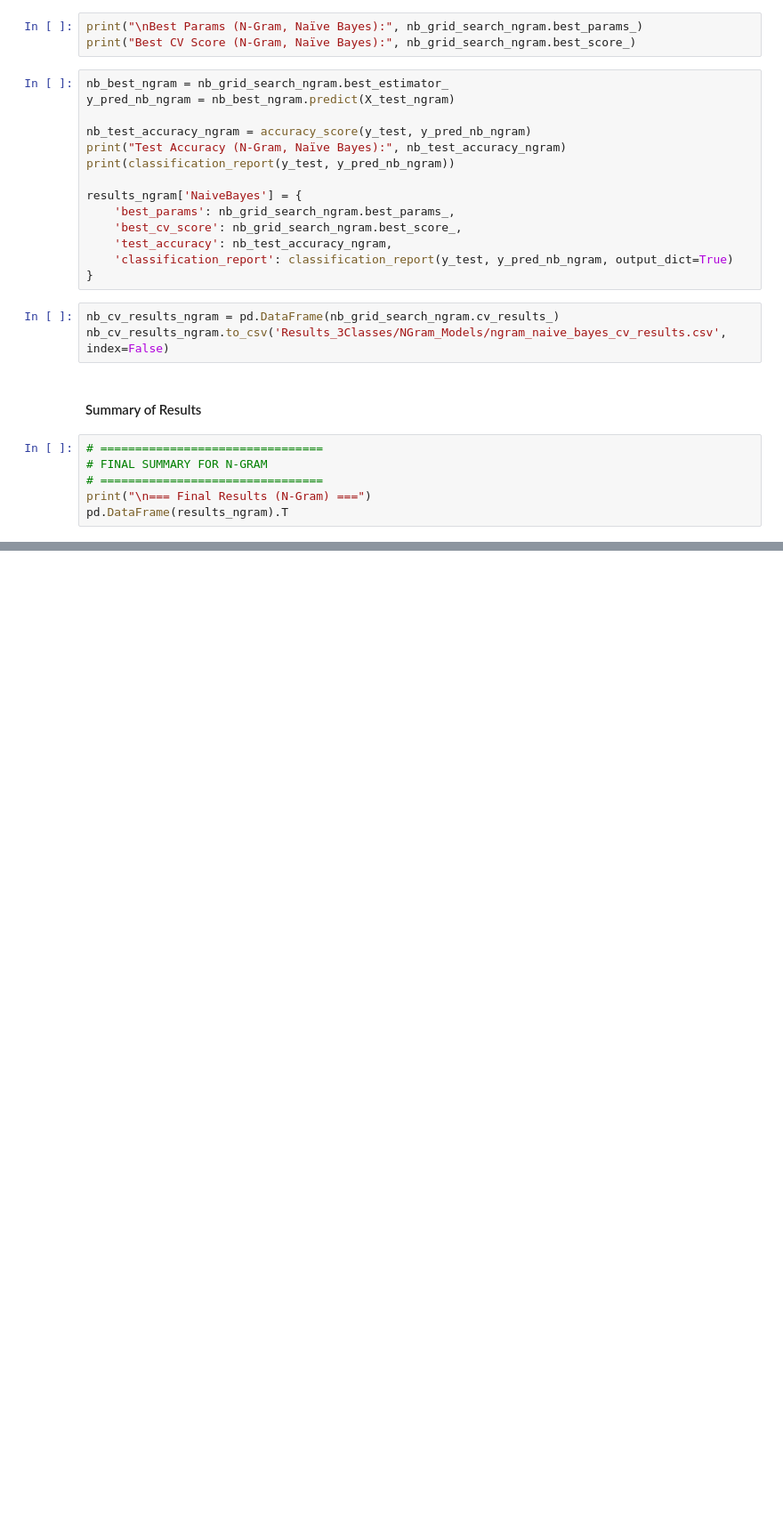
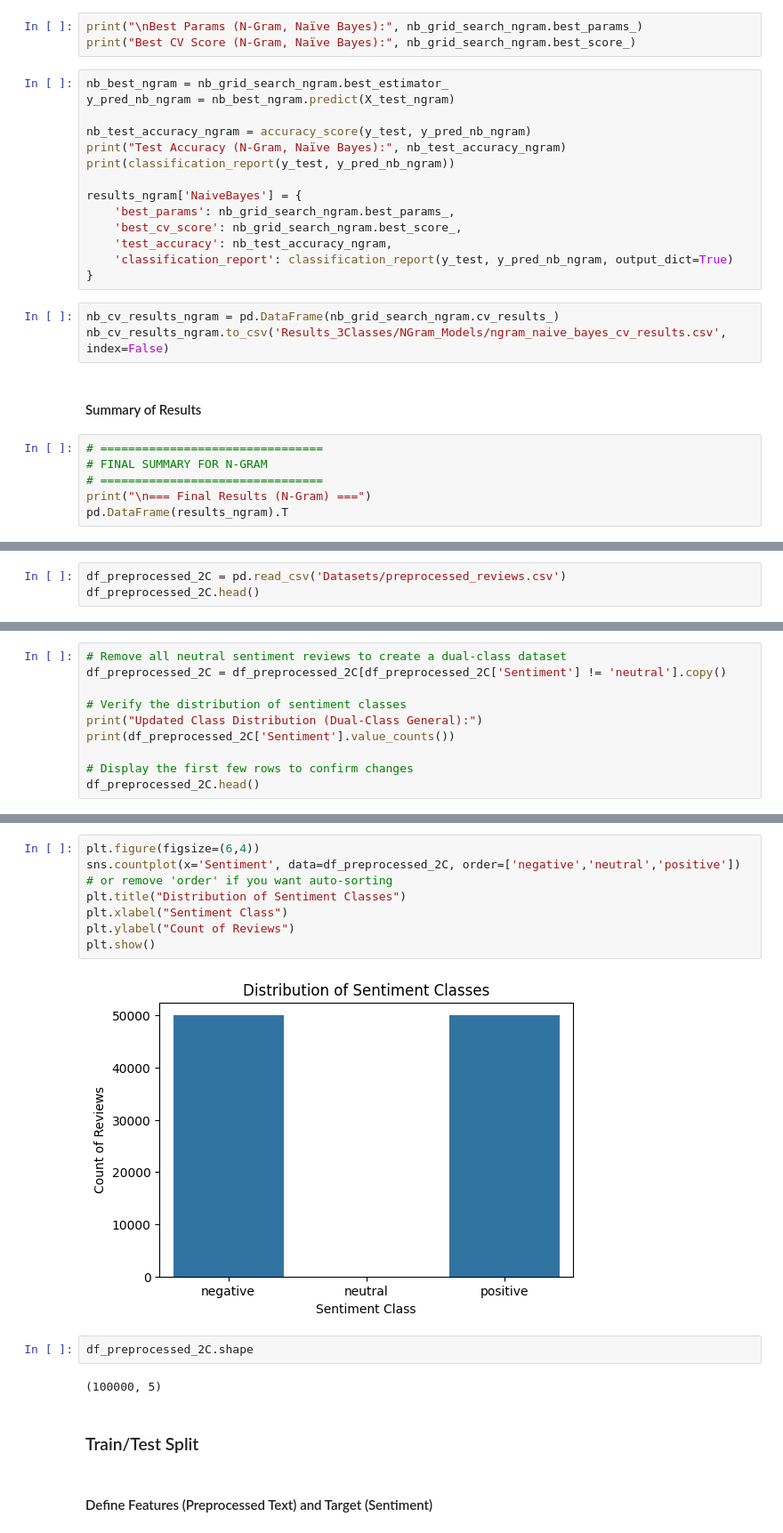
Before and after one commit to Faiz-Iqbal/Amazon_Review_Analysis, a Jupyter notebook: SentimentAnalysis.ipynb, the cells around one changed output, grey strips where cells are left out. Shown at 89% size. Drawn from its saved outputs; the diff is of its cells as text; blank space fills up the shorter version.

```diff
--- a/SentimentAnalysis.ipynb
+++ b/SentimentAnalysis.ipynb
@@ -1428,0 +1536,3 @@ pd.DataFrame(results_ngram).T
+# %%
+df_preprocessed_2C = pd.read_csv('Datasets/preprocessed_reviews.csv')
+df_preprocessed_2C.head()
@@ -1428,0 +1552,10 @@ pd.DataFrame(results_ngram).T
+# %%
+# Remove all neutral sentiment reviews to create a dual-class dataset
+df_preprocessed_2C = df_preprocessed_2C[df_preprocessed_2C['Sentiment'] != 'neutral'].copy()
+
+# Verify the distribution of sentiment classes
+print("Updated Class Distribution (Dual-Class General):")
+print(df_preprocessed_2C['Sentiment'].value_counts())
+
+# Display the first few rows to confirm changes
+df_preprocessed_2C.head()
@@ -1428,0 +1574,17 @@ pd.DataFrame(results_ngram).T
+# %%
+plt.figure(figsize=(6,4))
+sns.countplot(x='Sentiment', data=df_preprocessed_2C, order=['negative','neutral','positive'])  # or remove 'order' if you want auto-sorting
+plt.title("Distribution of Sentiment Classes")
+plt.xlabel("Sentiment Class")
+plt.ylabel("Count of Reviews")
+plt.show()
+# %% [output]
+[figure, added]
+# %%
+df_preprocessed_2C.shape
+# %% [output]
+(100000, 5)
+# %% [markdown]
+### Train/Test Split
+# %% [markdown]
+#### Define Features (Preprocessed Text) and Target (Sentiment)
```
Also changed, not shown: parts of 116 cells of this notebook, 5 other files.
